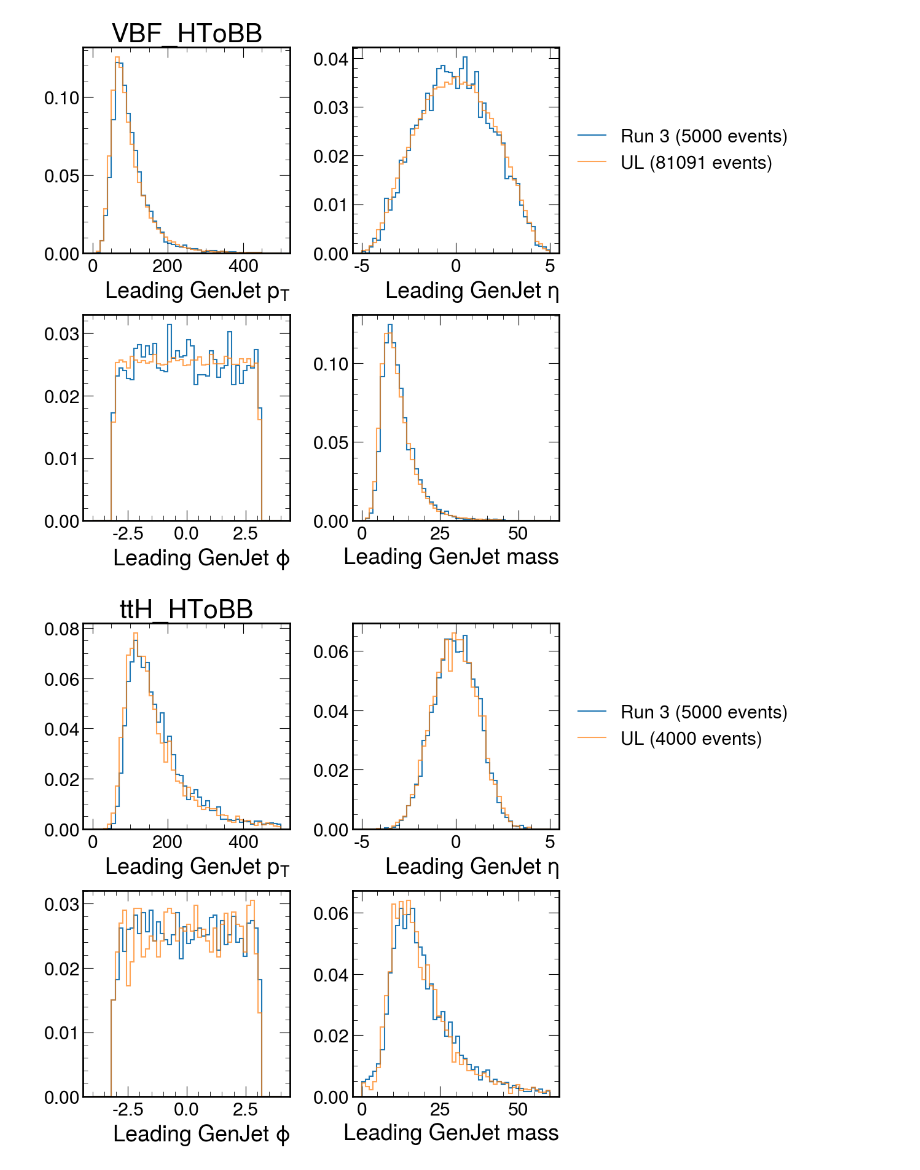
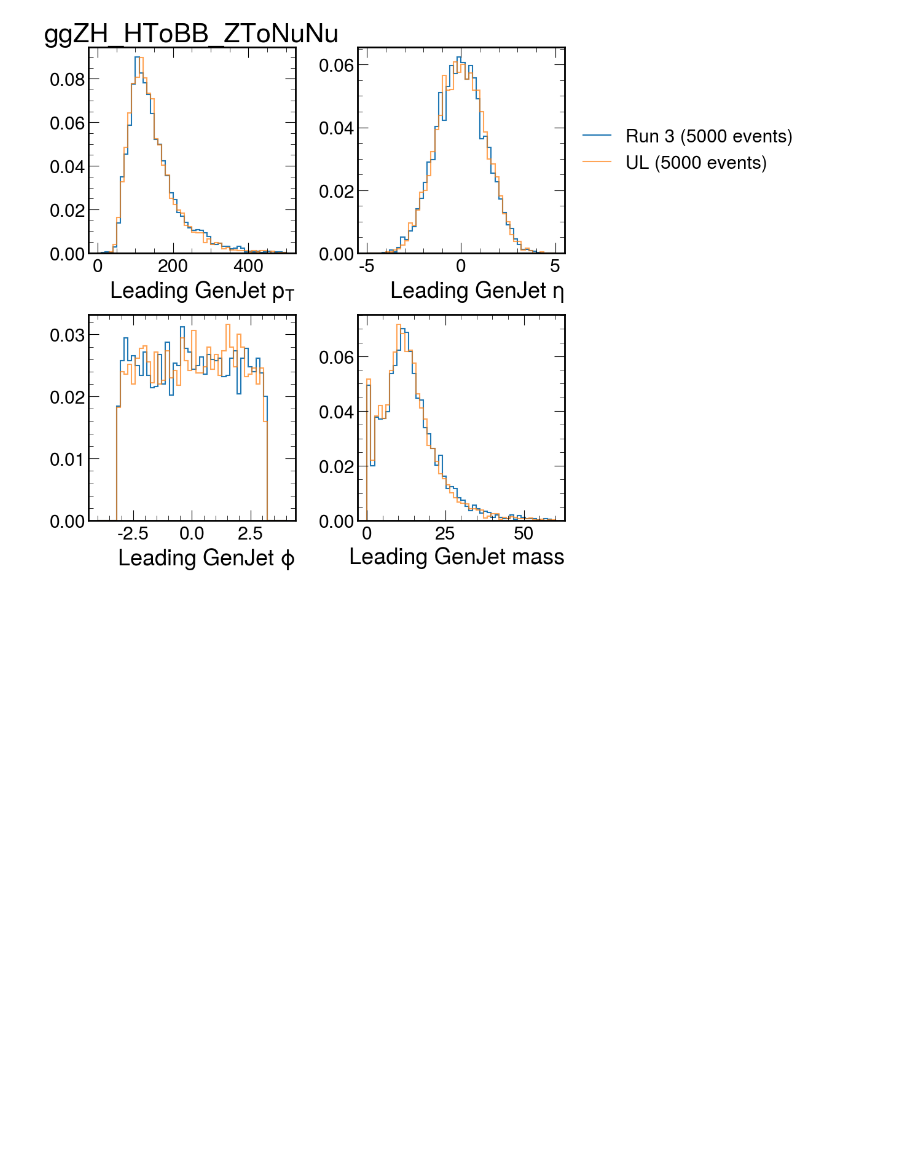
Before and after one commit to alintulu/SampleGeneration, a Jupyter notebook: gridpack_validation_plots.ipynb, the cells around one changed output. Drawn from its saved outputs; the diff is of its cells as text; code cells hidden in the pictures; blank space fills up the shorter version.

```diff
--- a/gridpack_validation_plots.ipynb
+++ b/gridpack_validation_plots.ipynb
@@ -18,17 +18,17 @@ import awkward as ak
 from coffea.nanoevents import NanoEventsFactory, NanoAODSchema
 
 file_run3 = {
-    "VBF_HToBB" : "root://cms-xrd-global.cern.ch//store/cmst3/user/adlintul/run3/gridpacks/hbb2022/samples/VBFHToBB_M-125_dipoleRecoilOn_TuneCP5_13TeV-powheg-pythia8/NanoGEN/221124_125058/0000/hadd.root",
-    "ttH_HToBB" : "root://cms-xrd-global.cern.ch//store/cmst3/user/adlintul/run3/gridpacks/hbb2022/samples/ttHTobb_M125_TuneCP5_13TeV-powheg-pythia8/NanoGEN/221124_125115/0000/hadd.root",
-    "WminusH_HToBB_WToQQ" : "root://cms-xrd-global.cern.ch//store/cmst3/user/adlintul/run3/gridpacks/hbb2022/samples/WminusH_HToBB_WToQQ_M-125_TuneCP5_13TeV-powheg-pythia8/NanoGEN/221124_141837/0000/hadd.root",
-    "WminusH_HToBB_WToLNu" : "root://cms-xrd-global.cern.ch//store/cmst3/user/adlintul/run3/gridpacks/hbb2022/samples/WminusH_HToBB_WToLNu_M-125_TuneCP5_13TeV-powheg-pythia8/NanoGEN/221220_080323/0000/hadd.root",
-    "WplusH_HToBB_WToQQ" : "root://cms-xrd-global.cern.ch//store/cmst3/user/adlintul/run3/gridpacks/hbb2022/samples/WplusH_HToBB_WToQQ_M-125_TuneCP5_13TeV-powheg-pythia8/NanoGEN/221128_130308/0000/hadd.root",
-    "WplusH_HToBB_WToLNu" : "root://cms-xrd-global.cern.ch//store/cmst3/user/adlintul/run3/gridpacks/hbb2022/samples/WplusH_HToBB_WToLNu_M-125_TuneCP5_13TeV-powheg-pythia8/NanoGEN/221129_162109/0000/hadd.root",
-    "ggZH_HToBB_ZToQQ" : "root://cms-xrd-global.cern.ch//store/cmst3/user/adlintul/run3/gridpacks/hbb2022/samples/ggZH_HToBB_ZToQQ_M-125_TuneCP5_13TeV-powheg-pythia8/NanoGEN/221122_143227/0000/hadd.root",
-    "ggZH_HToBB_ZToLL" : "root://cms-xrd-global.cern.ch//store/cmst3/user/adlintul/run3/gridpacks/hbb2022/samples/ggZH_HToBB_ZToLL_M-125_TuneCP5_13TeV-powheg-pythia8/NanoGEN/221124_150340/0000/hadd.root",
+    #"VBF_HToBB" : "root://cms-xrd-global.cern.ch//store/cmst3/user/adlintul/run3/gridpacks/hbb2022/samples/VBFHToBB_M-125_dipoleRecoilOn_TuneCP5_13TeV-powheg-pythia8/NanoGEN/221124_125058/0000/hadd.root",
+    #"ttH_HToBB" : "root://cms-xrd-global.cern.ch//store/cmst3/user/adlintul/run3/gridpacks/hbb2022/samples/ttHTobb_M125_TuneCP5_13TeV-powheg-pythia8/NanoGEN/221124_125115/0000/hadd.root",
+    #"WminusH_HToBB_WToQQ" : "root://cms-xrd-global.cern.ch//store/cmst3/user/adlintul/run3/gridpacks/hbb2022/samples/WminusH_HToBB_WToQQ_M-125_TuneCP5_13TeV-powheg-pythia8/NanoGEN/221124_141837/0000/hadd.root",
+    #"WminusH_HToBB_WToLNu" : "root://cms-xrd-global.cern.ch//store/cmst3/user/adlintul/run3/gridpacks/hbb2022/samples/WminusH_HToBB_WToLNu_M-125_TuneCP5_13TeV-powheg-pythia8/NanoGEN/221220_080323/0000/hadd.root",
+    #"WplusH_HToBB_WToQQ" : "root://cms-xrd-global.cern.ch//store/cmst3/user/adlintul/run3/gridpacks/hbb2022/samples/WplusH_HToBB_WToQQ_M-125_TuneCP5_13TeV-powheg-pythia8/NanoGEN/221128_130308/0000/hadd.root",
+    #"WplusH_HToBB_WToLNu" : "root://cms-xrd-global.cern.ch//store/cmst3/user/adlintul/run3/gridpacks/hbb2022/samples/WplusH_HToBB_WToLNu_M-125_TuneCP5_13TeV-powheg-pythia8/NanoGEN/221129_162109/0000/hadd.root",
+    #"ggZH_HToBB_ZToQQ" : "root://cms-xrd-global.cern.ch//store/cmst3/user/adlintul/run3/gridpacks/hbb2022/samples/ggZH_HToBB_ZToQQ_M-125_TuneCP5_13TeV-powheg-pythia8/NanoGEN/221122_143227/0000/hadd.root",
+    #"ggZH_HToBB_ZToLL" : "root://cms-xrd-global.cern.ch//store/cmst3/user/adlintul/run3/gridpacks/hbb2022/samples/ggZH_HToBB_ZToLL_M-125_TuneCP5_13TeV-powheg-pythia8/NanoGEN/221124_150340/0000/hadd.root",
     "ggZH_HToBB_ZToNuNu" : "root://cms-xrd-global.cern.ch//store/cmst3/user/adlintul/run3/gridpacks/hbb2022/samples/ggZH_HToBB_ZToNuNu_M-125_TuneCP5_13TeV-powheg-pythia8/NanoGEN/221227_124201/0000/hadd.root",
-    "ZH_HToBB_ZToQQ" : "root://cms-xrd-global.cern.ch//store/cmst3/user/adlintul/run3/gridpacks/hbb2022/samples/ZH_HToBB_ZToQQ_M-125_TuneCP5_13TeV-powheg-pythia8/NanoGEN/221229_162417/0000/hadd.root",
-    "ZH_HToBB_ZToLL" : "root://cms-xrd-global.cern.ch//store/cmst3/user/adlintul/run3/gridpacks/hbb2022/samples/ZH_HToBB_ZToLL_M-125_TuneCP5_13TeV-powheg-pythia8/NanoGEN/221230_102827/0000/hadd.root",
+    #"ZH_HToBB_ZToQQ" : "root://cms-xrd-global.cern.ch//store/cmst3/user/adlintul/run3/gridpacks/hbb2022/samples/ZH_HToBB_ZToQQ_M-125_TuneCP5_13TeV-powheg-pythia8/NanoGEN/221229_162417/0000/hadd.root",
+    #"ZH_HToBB_ZToLL" : "root://cms-xrd-global.cern.ch//store/cmst3/user/adlintul/run3/gridpacks/hbb2022/samples/ZH_HToBB_ZToLL_M-125_TuneCP5_13TeV-powheg-pythia8/NanoGEN/221230_102827/0000/hadd.root",
 }
 
 file_ul = {
@@ -40,7 +40,7 @@ file_ul = {
     "WplusH_HToBB_WToLNu" : "root://cms-xrd-global.cern.ch//store/mc/RunIISummer20UL18NanoAODv9/WplusH_HToBB_WToLNu_M-125_TuneCP5_13TeV-powheg-pythia8/NANOAODSIM/106X_upgrade2018_realistic_v16_L1v1-v1/50000/BF2B114D-4867-AF47-BC5B-B3DD1EBF7CF4.root",
     "ggZH_HToBB_ZToLL" : "root://cms-xrd-global.cern.ch//store/mc/RunIISummer20UL18NanoAODv9/ggZH_HToBB_ZToLL_M-125_TuneCP5_13TeV-powheg-pythia8/NANOAODSIM/106X_upgrade2018_realistic_v16_L1v1-v1/50000/C2501A2F-7A08-9F45-AB77-82D11BD4FA49.root",
     "ggZH_HToBB_ZToQQ" : "root://cms-xrd-global.cern.ch//store/mc/RunIISummer20UL18NanoAODv9/ggZH_HToBB_ZToQQ_M-125_TuneCP5_13TeV-powheg-pythia8/NANOAODSIM/106X_upgrade2018_realistic_v16_L1v1-v1/50000/27C4C131-7906-2348-8BAB-4E3EE07D6DF6.root",
-    "ggZH_HToBB_ZToNuNu" : "root://cms-xrd-global.cern.ch//store/mc/RunIISummer20UL18NanoAODv9/ggZH_HToBB_ZToNuNu_M-125_TuneCP5_13TeV-powheg-pythia8/NANOAODSIM/106X_upgrade2018_realistic_v16_L1v1-v1/2530000/C46665C8-E0F1-A34F-852F-1146493AC668.root",
+    "ggZH_HToBB_ZToNuNu" : "root://cms-xrd-global.cern.ch//store/cmst3/user/adlintul/run3/gridpacks/hbb2022/samples/ggZH_HToBB_ZToNuNu_M-125_TuneCP5_13TeV-powheg-pythia8_UL18/NanoGEN/230111_124245/0000/hadd.root", #"root://cms-xrd-global.cern.ch//store/mc/RunIISummer20UL18NanoAODv9/ggZH_HToBB_ZToNuNu_M-125_TuneCP5_13TeV-powheg-pythia8/NANOAODSIM/106X_upgrade2018_realistic_v16_L1v1-v1/2530000/C46665C8-E0F1-A34F-852F-1146493AC668.root",
     "ZH_HToBB_ZToQQ" : "root://cms-xrd-global.cern.ch//store/mc/RunIISummer20UL18NanoAODv9/ZH_HToBB_ZToQQ_M-125_TuneCP5_13TeV-powheg-pythia8/NANOAODSIM/106X_upgrade2018_realistic_v16_L1v1-v1/2820000/FC08EB31-9A28-0842-A01F-F6E482777701.root",
     "ZH_HToBB_ZToLL" : "root://cms-xrd-global.cern.ch//store/mc/RunIISummer20UL18NanoAODv9/ZH_HToBB_ZToLL_M-125_TuneCP5_13TeV-powheg-pythia8/NANOAODSIM/106X_upgrade2018_realistic_v16_L1v1-v1/40000/0C25227E-BD48-AF47-B715-21FE8FDE0F29.root",
     "ZH_HToBB_ZToNuNu" : "root://cms-xrd-global.cern.ch//store/mc/RunIISummer20UL18NanoAODv9/ZH_HToBB_ZToNuNu_M-125_TuneCP5_13TeV-powheg-pythia8/NANOAODSIM/106X_upgrade2018_realistic_v16_L1v1-v1/60000/A6F55055-E06A-6345-87B4-9125D9F64351.root",
@@ -85,32 +85,31 @@ for process in file_run3.keys():
 
     jet = ak.firsts(run3.GenJet)
 
     h_run3.fill(fill(jet.pt), fill(jet.eta), fill(jet.phi), fill(jet.mass))
 
     jet = ak.firsts(ul.GenJet)
 
     h_ul.fill(fill(jet.pt), fill(jet.eta), fill(jet.phi), fill(jet.mass))
 
     fig, axs = plt.subplots(2, 2)
     fig.subplots_adjust(hspace=.3, wspace=.3)
     axs[0,0].set_title(process)
 
     row, column = 0, 0
 
     for var in ["pt", "eta", "phi", "mass"]:
 
         if column > 1:
             row = 1
             column = 0
 
         mplhep.histplot(h_run3.project(var)*(1/h_run3.project(var)[{var : sum}]), ax = axs[row, column], label = "Run 3 ({0} events)".format(ak.sum(run3.run)),)
         mplhep.histplot(h_ul.project(var)*(1/h_ul.project(var)[{var : sum}]), ax = axs[row, column], label = "UL ({0} events)".format(ak.sum(ul.run)), alpha=0.7,)
 
         column += 1
 
     lgd = axs[0,1].legend(loc='center left', bbox_to_anchor=(1, 0.5))
 
     #fig.savefig('{0}.pdf'.format(process), bbox_extra_artists=(lgd,), bbox_inches='tight')
 # %% [output]
-[figure, old version]
+[figure, new version]
-[figure, removed]
```
Also changed, not shown: parts of 1 cell of this notebook, 8 other files.
